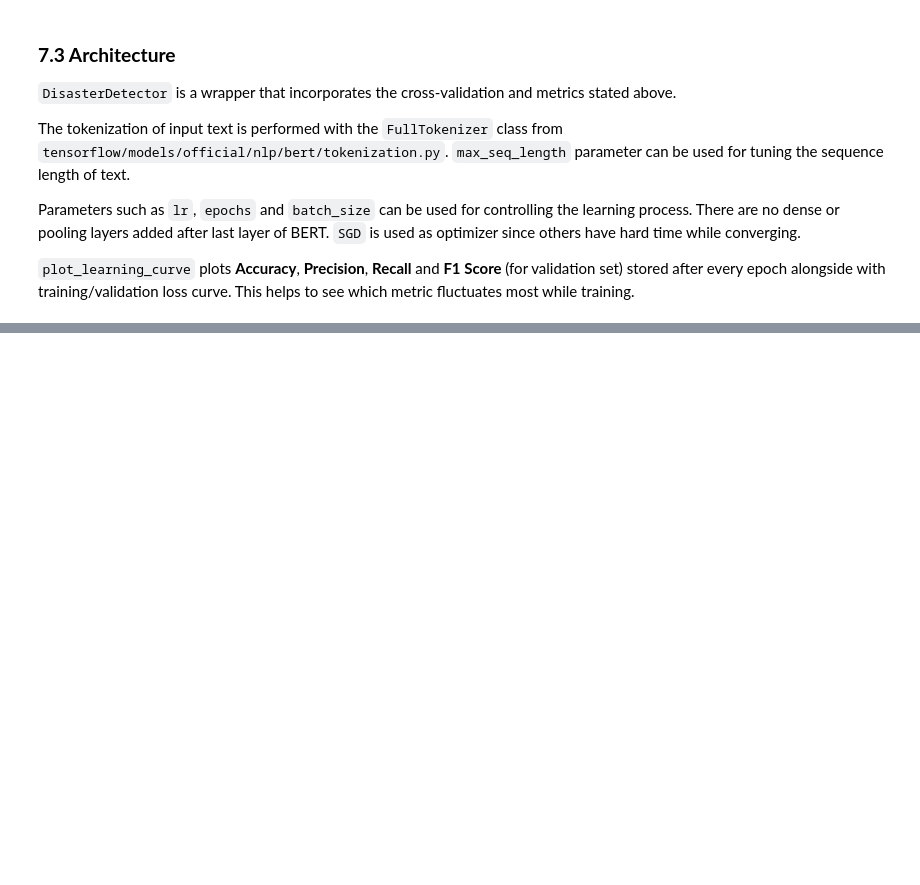
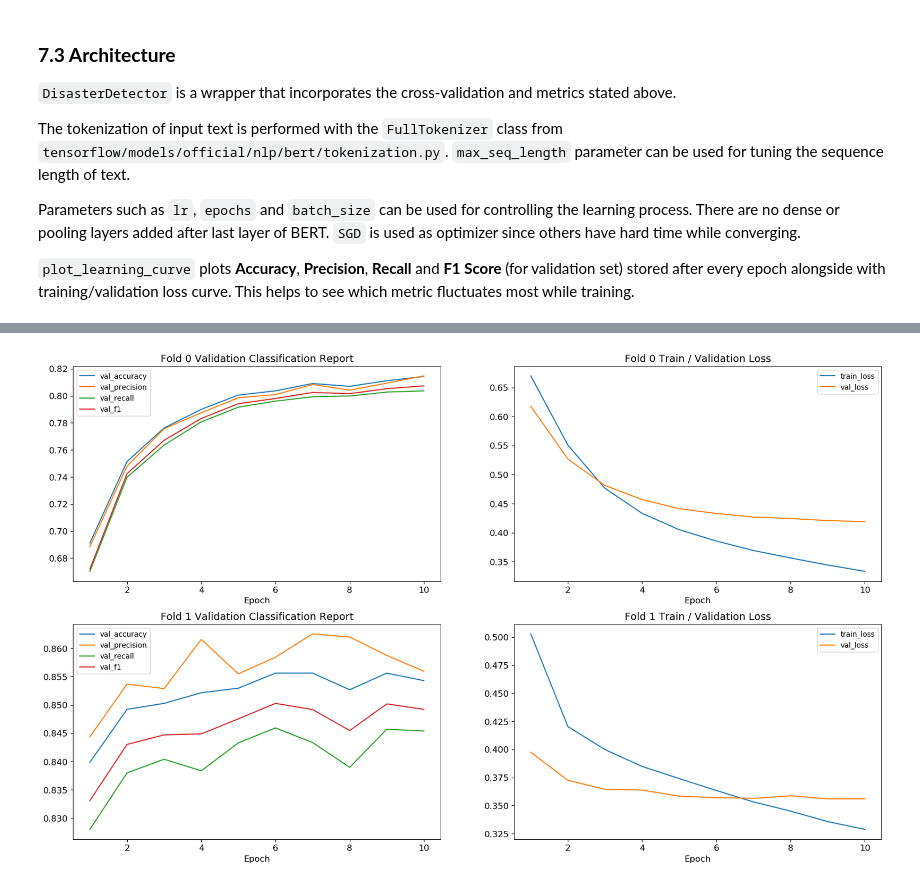
Before and after one commit to sam351/NLP_study, a Jupyter notebook: kaggle_disaster_tweets/201118_disaster-tweets_01_BERT.ipynb, the cells around one changed output, grey strips where cells are left out. Saved outputs shown, nothing was run; the diff lists cells and outputs as text; code cells hidden in the pictures; blank space fills up the shorter version.

Commit message:
Modify 201118_disaster-tweets_01_BERT.ipynb
- Modify 7.1 and 7.3 (correct typo)
- Add 7.4 Training, Evaluation and Prediction

```diff
--- a/kaggle_disaster_tweets/201118_disaster-tweets_01_BERT.ipynb
+++ b/kaggle_disaster_tweets/201118_disaster-tweets_01_BERT.ipynb
@@ -565,7 +563,7 @@ Keras has accuracy in its `metrics` module, but doesn't have rest of the metrics
 # %%
 class ClassificationReport(Callback):
     def __init__(self, train_data=(), validation_data=()):
-        super(Callback, self).__init()
+        super(Callback, self).__init__()
 
         self.X_train, self.y_train = train_data
         self.train_precision_scores = []
@@ -693,7 +691,7 @@ class DisasterDetector:
 
             # Model
             model = self.build_model()
-            model.fit(X_trn_encoded, y_trn, validation_data=(X_val_encoded, y_val), callback=metrics, epochs=self.epochs, batch_size=self.batch_size)
+            model.fit(X_trn_encoded, y_trn, validation_data=(X_val_encoded, y_val), callbacks=[metrics], epochs=self.epochs, batch_size=self.batch_size)
 
             self.models.append(model)
             self.scores[fold] = {
@@ -711,7 +709,7 @@ class DisasterDetector:
 
 
     def plot_learning_curve(self):
-        fig, axes = plt.subplots(nrows=split_num, ncols=2, figsize=(20, K*6), dpi=100)
+        fig, axes = plt.subplots(nrows=split_num, ncols=2, figsize=(20, split_num*6), dpi=100)
 
         for i in range(split_num):
             # Classification Report curve
@@ -744,0 +745,3 @@ class DisasterDetector:
+# %%
+clf = DisasterDetector(bert_layer, max_seq_length=128, lr=0.0001, epochs=10, batch_size=32)
+clf.train(df_train)
@@ -744,0 +766,4 @@ class DisasterDetector:
+# %%
+clf.plot_learning_curve()
+# %% [output]
+[figure, added]
```
Also changed, not shown: parts of 8 cells of this notebook.
